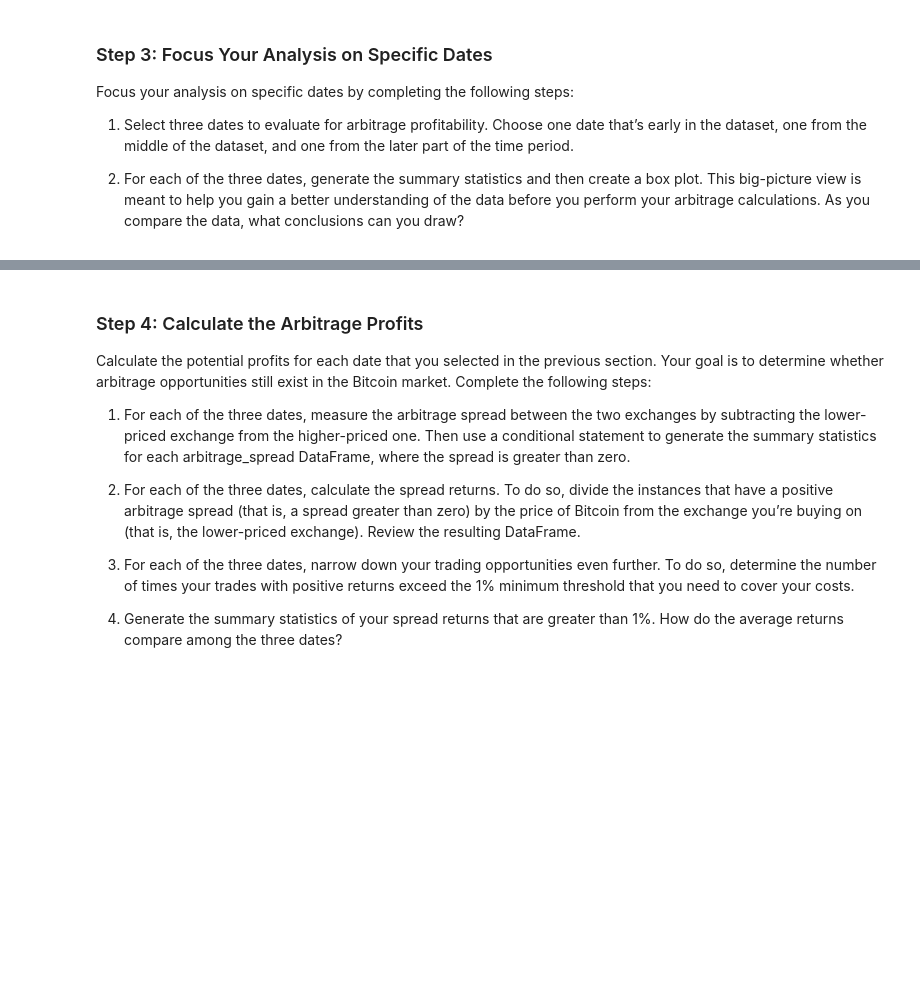
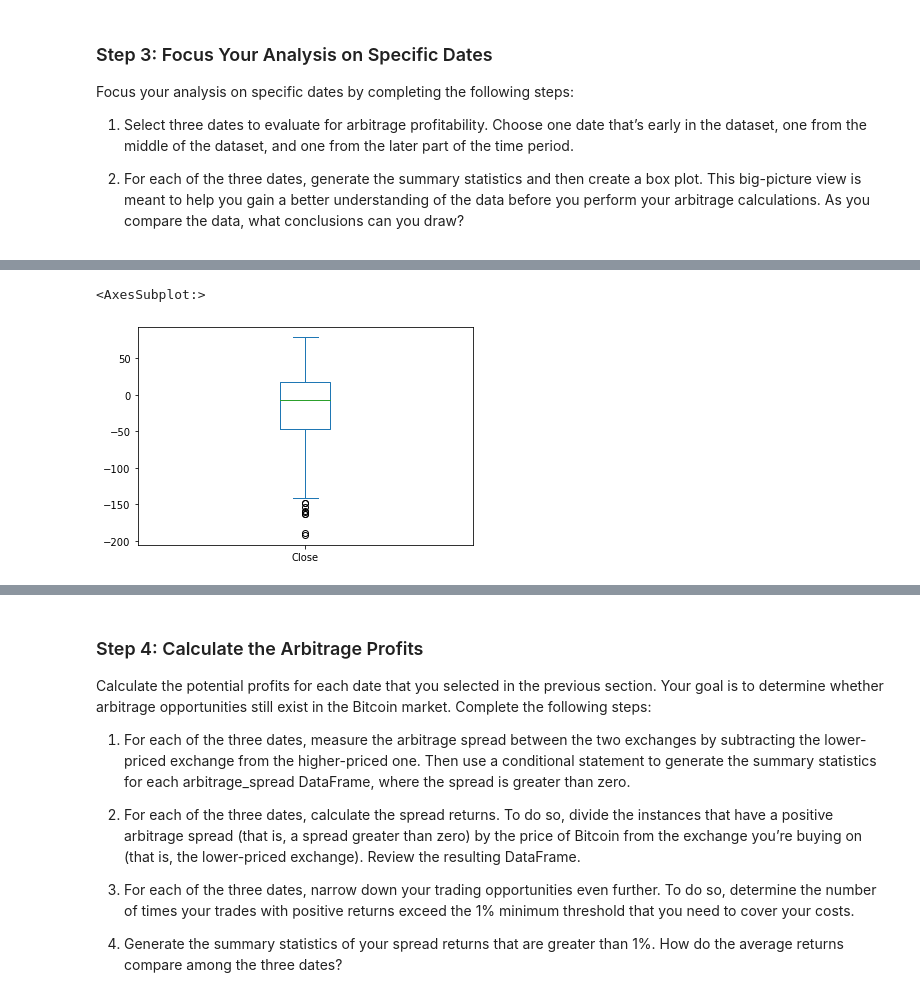
Before and after one commit to Knyazhna/Crypto_Arbitrage, a Jupyter notebook: crypto_arbitrage.ipynb, the cells around one changed output, grey strips where cells are left out. Saved outputs shown, nothing was run; the diff lists cells and outputs as text; code cells hidden in the pictures; blank space fills up the shorter version.

```diff
--- a/crypto_arbitrage.ipynb
+++ b/crypto_arbitrage.ipynb
@@ -381,7 +385,7 @@ Focus your analysis on specific dates by completing the following steps:
 # %%
 # Using the early date that you have selected, calculate the arbitrage spread
 # by subtracting the bitstamp lower closing prices from the coinbase higher closing prices
-arbitrage_spread_early = # YOUR CODE HERE
+arbitrage_spread_early = bitstamp_sliced.loc["2018-01-10"] - coinbase_sliced.loc["2018-01-10"]
 
 # Generate summary statistics for the early DataFrame
-# YOUR CODE HERE
+arbitrage_spread_early.describe()
@@ -388,6 +402,9 @@ arbitrage_spread_early = # YOUR CODE HERE
 # %%
 # Visualize the arbitrage spread from early in the dataset in a box plot
-# YOUR CODE HERE
+arbitrage_spread_early.plot(kind="box")
+# %% [output]
+<AxesSubplot:>
+[figure, added]
 # %%
 # Create an overlay plot that visualizes the two dataframes over a period of one day from the middle of the dataset.
 # Be sure that the plots include the parameters `legend`, `figsize`, `title`, `color` and `label`
```
Also changed, not shown: parts of 9 cells of this notebook.
